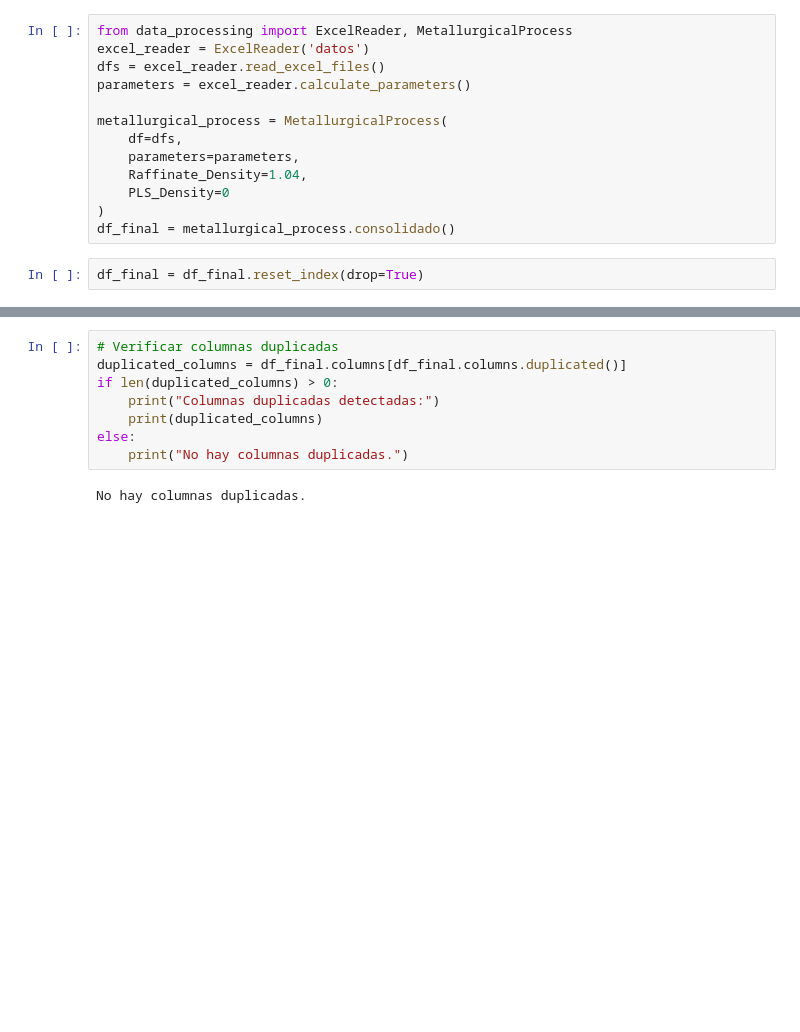
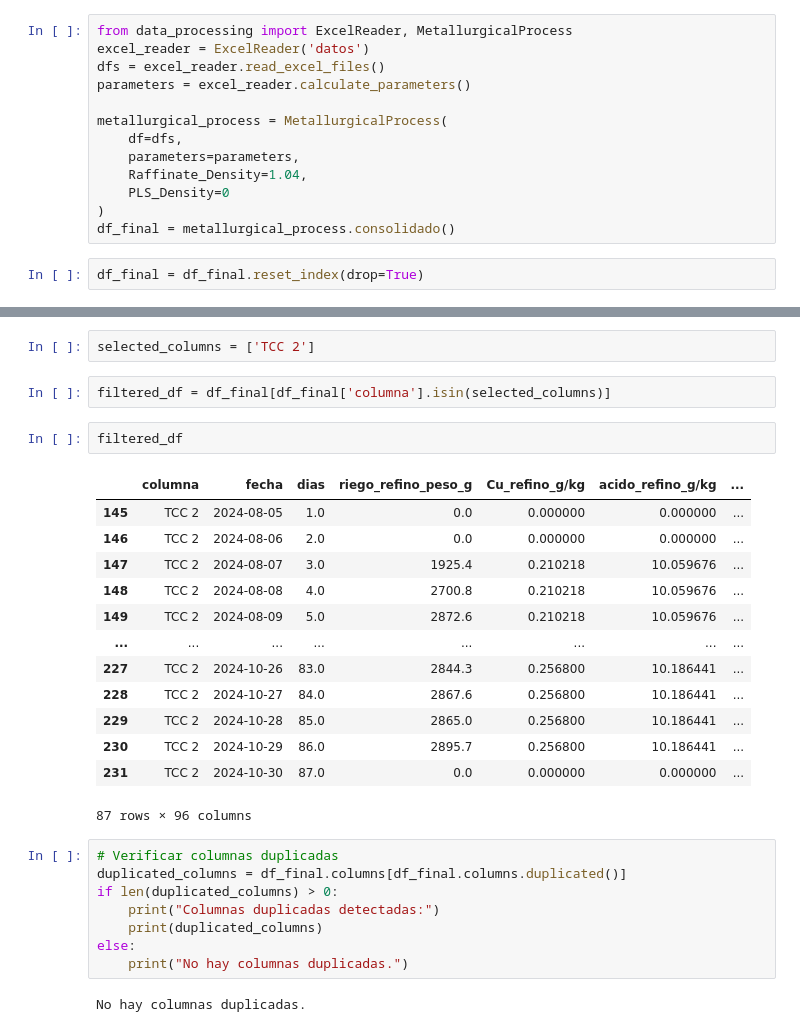
Before and after one commit to MichaelCueto/Report_Columnas, a Jupyter notebook: dsadas.ipynb, the cells around one changed output, grey strips where cells are left out. Drawn from its saved outputs; the diff is of its cells as text; blank space fills up the shorter version.

```diff
--- a/dsadas.ipynb
+++ b/dsadas.ipynb
@@ -32,3 +16,23 @@ df_final
+# %%
+selected_columns = ['TCC 2']
+# %%
+filtered_df = df_final[df_final['columna'].isin(selected_columns)]
+# %%
+filtered_df
+# %% [output]
+|  | columna | fecha | dias | riego_refino_peso_g | Cu_refino_g/kg | acido_refino_g/kg | ... |
+| 145 | TCC 2 | 2024-08-05 | 1.0 | 0.0 | 0.000000 | 0.000000 | ... |
+| 146 | TCC 2 | 2024-08-06 | 2.0 | 0.0 | 0.000000 | 0.000000 | ... |
+| 147 | TCC 2 | 2024-08-07 | 3.0 | 1925.4 | 0.210218 | 10.059676 | ... |
+| 148 | TCC 2 | 2024-08-08 | 4.0 | 2700.8 | 0.210218 | 10.059676 | ... |
+| 149 | TCC 2 | 2024-08-09 | 5.0 | 2872.6 | 0.210218 | 10.059676 | ... |
+| ... | ... | ... | ... | ... | ... | ... | ... |
+| 227 | TCC 2 | 2024-10-26 | 83.0 | 2844.3 | 0.256800 | 10.186441 | ... |
+| 228 | TCC 2 | 2024-10-27 | 84.0 | 2867.6 | 0.256800 | 10.186441 | ... |
+| 229 | TCC 2 | 2024-10-28 | 85.0 | 2865.0 | 0.256800 | 10.186441 | ... |
+| 230 | TCC 2 | 2024-10-29 | 86.0 | 2895.7 | 0.256800 | 10.186441 | ... |
+| 231 | TCC 2 | 2024-10-30 | 87.0 | 0.0 | 0.000000 | 0.000000 | ... |
+87 rows × 96 columns
 # %%
 # Verificar columnas duplicadas
 duplicated_columns = df_final.columns[df_final.columns.duplicated()]
```
Also changed, not shown: parts of 2 cells of this notebook, 6 other files.
